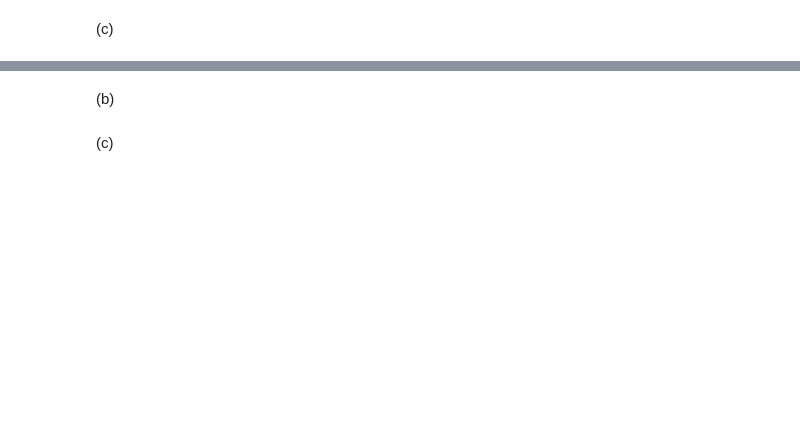
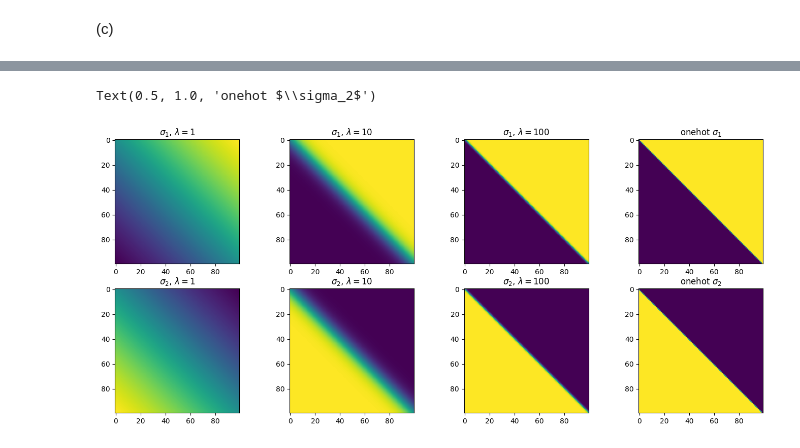
Before and after one commit to bGuenes/mlph2023-Exercises, a Jupyter notebook: sheet07.ipynb, the cells around one changed output, grey strips where cells are left out. Drawn from its saved outputs; the diff is of its cells as text; code cells hidden in the pictures; blank space fills up the shorter version.

```diff
--- a/sheet07.ipynb
+++ b/sheet07.ipynb
@@ -128,19 +89,0 @@ print(labels.shape, images.shape)
-# %%
-from matplotlib import pyplot as plt
-
-# TODO: plot some samples of each class
-itemindex = torch.where(labels == 3)
-itemindex[:3]
-
-samples_per_class = 3
-fig, axss = plt.subplots(samples_per_class, n_classes, figsize=(n_classes * 2, samples_per_class * 2))
-for label, (label_name, axs) in enumerate(zip(label_names, axss.T)):
-    idx = torch.where(labels==label)[0][:samples_per_class] # take samples_per_class first occurences
-    for i, (ind, ax) in enumerate(zip(idx, axs)):
-        ax.imshow(images[ind].long().moveaxis(0, -1))
-        ax.get_xaxis().set_visible(False)
-        ax.get_yaxis().set_visible(False)
-        if i == 0:
-            ax.set_title(label_name.replace(',',',\n'))
-plt.tight_layout()
-plt.show()
@@ -181,2 +89,0 @@ import torch.nn.functional as F
-# %% [markdown]
-(b)
@@ -190,2 +89,0 @@ from sklearn.metrics import confusion_matrix
-# %% [markdown]
-(c)
@@ -194,0 +90,55 @@ from sklearn.metrics import confusion_matrix
+# %%
+def softmax(x, axis, lamb=1):
+    # TODO: implement the softmax function. Axis should specify along which axis the sums should be computed.
+    out = np.zeros(x[1].shape)
+    for i in range(len(out[0])):
+        for j in range(len(out[1])):
+            out[i][j] = np.exp(lamb * x[0][i][j]) + np.exp(lamb * x[1][i][j])
+
+    return np.exp(lamb * x) / out
+
+xy = softmax(np.array([X,Y]), axis=-1, lamb=1)
+
+# TODO: compute the argmax of each gridpoint in one-hot form
+def to_onehot(x):
+    a = np.zeros(x.shape)
+    b = np.zeros(x.shape)
+
+    for i in range(x.shape[0]):
+        for j in range(x.shape[1]):
+            if x[i][j] == 0:
+                a[i][j] = 1
+            elif x[i][j] == 1:
+                b[i][j] = 1
+
+    return np.array([a, b])
+
+
+one_hotted = to_onehot(np.argmax(xy, axis=0))
+
+# TODO: make the plots as specified on the sheet (nicest is in a grid which you can get using plt.subplots)
+
+# plot the softmax
+fig, axs = plt.subplots(2, 4, figsize=(17, 7))
+axs[0, 0].imshow( xy[0])
+axs[0, 0].set_title("$\sigma_1$, $\lambda = 1$")
+axs[1, 0].imshow( xy[1])
+axs[1, 0].set_title("$\sigma_2$, $\lambda = 1$")
+axs[0, 1].imshow( softmax(np.array([X,Y]), axis=-1, lamb=10)[0])
+axs[0, 1].set_title("$\sigma_1$, $\lambda = 10$")
+axs[1, 1].imshow( softmax(np.array([X,Y]), axis=-1, lamb=10)[1])
+axs[1, 1].set_title("$\sigma_2$, $\lambda = 10$")
+axs[0, 2].imshow( softmax(np.array([X,Y]), axis=-1, lamb=100)[0])
+axs[0, 2].set_title("$\sigma_1$, $\lambda = 100$")
+axs[1, 2].imshow( softmax(np.array([X,Y]), axis=-1, lamb=100)[1])
+axs[1, 2].set_title("$\sigma_2$, $\lambda = 100$")
+axs[0, 3].imshow( one_hotted[0])
+axs[0, 3].set_title("onehot $\sigma_1$")
+axs[1, 3].imshow( one_hotted[1])
+axs[1, 3].set_title("onehot $\sigma_2$")
+
+
+# plot the onehot argmax
+# %% [output]
+Text(0.5, 1.0, 'onehot $\\sigma_2$')
+[figure, added]
```
Also changed, not shown: parts of 14 cells of this notebook, 2 other files.
